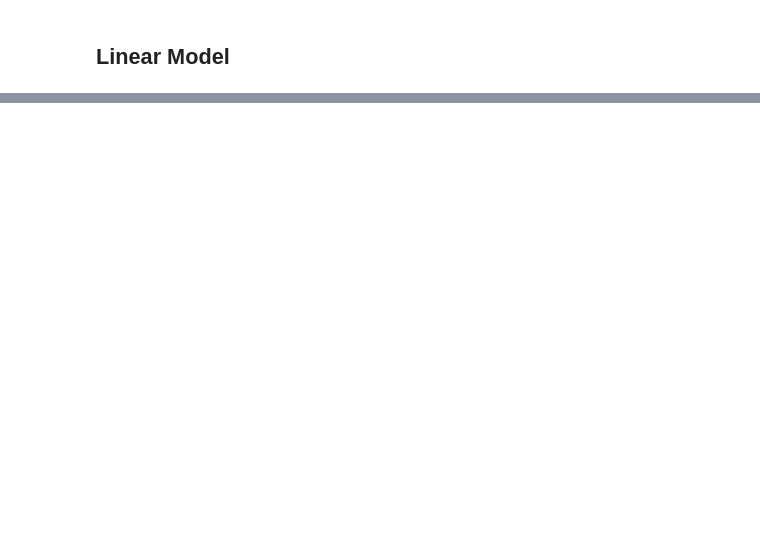
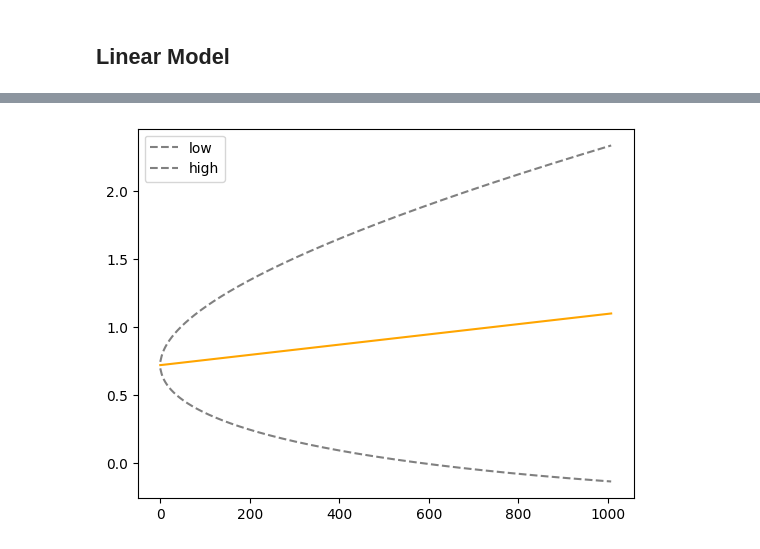
Before and after one commit to abefarkas/Thalassa_Regime_Classifier, a Jupyter notebook: Updated_Data.ipynb, the cells around one changed output, grey strips where cells are left out. Drawn from its saved outputs; the diff is of its cells as text; code cells hidden in the pictures; blank space fills up the shorter version.

```diff
--- a/Updated_Data.ipynb
+++ b/Updated_Data.ipynb
@@ -342,0 +433,11 @@ joblib.dump(pipe, 'model.joblib')
+# %%
+forecast = forecast_results.predicted_mean.reset_index(drop=True)
+# forecast = arima.forecast(15, alpha=0.05)
+conf_int = pd.DataFrame(forecast_results.conf_int().values, columns=['low', 'high'])
+# %%
+plt.plot(forecast, c='orange')
+plt.plot(conf_int['low'], label='low', c='grey', ls='--')
+plt.plot(conf_int['high'], label='high', c='grey', ls='--')
+plt.legend();
+# %% [output]
+[figure, added]
```
Also changed, not shown: parts of 70 cells of this notebook, 2 other files.
